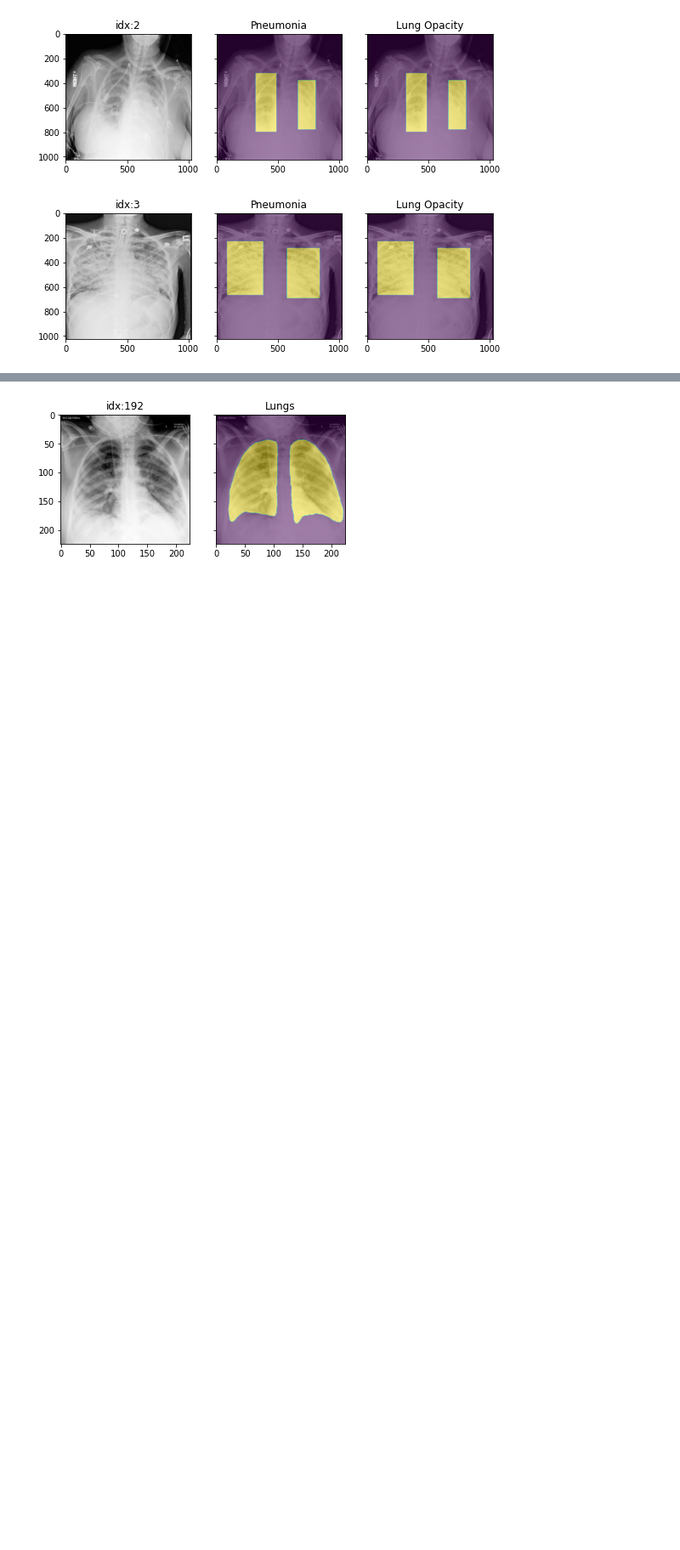
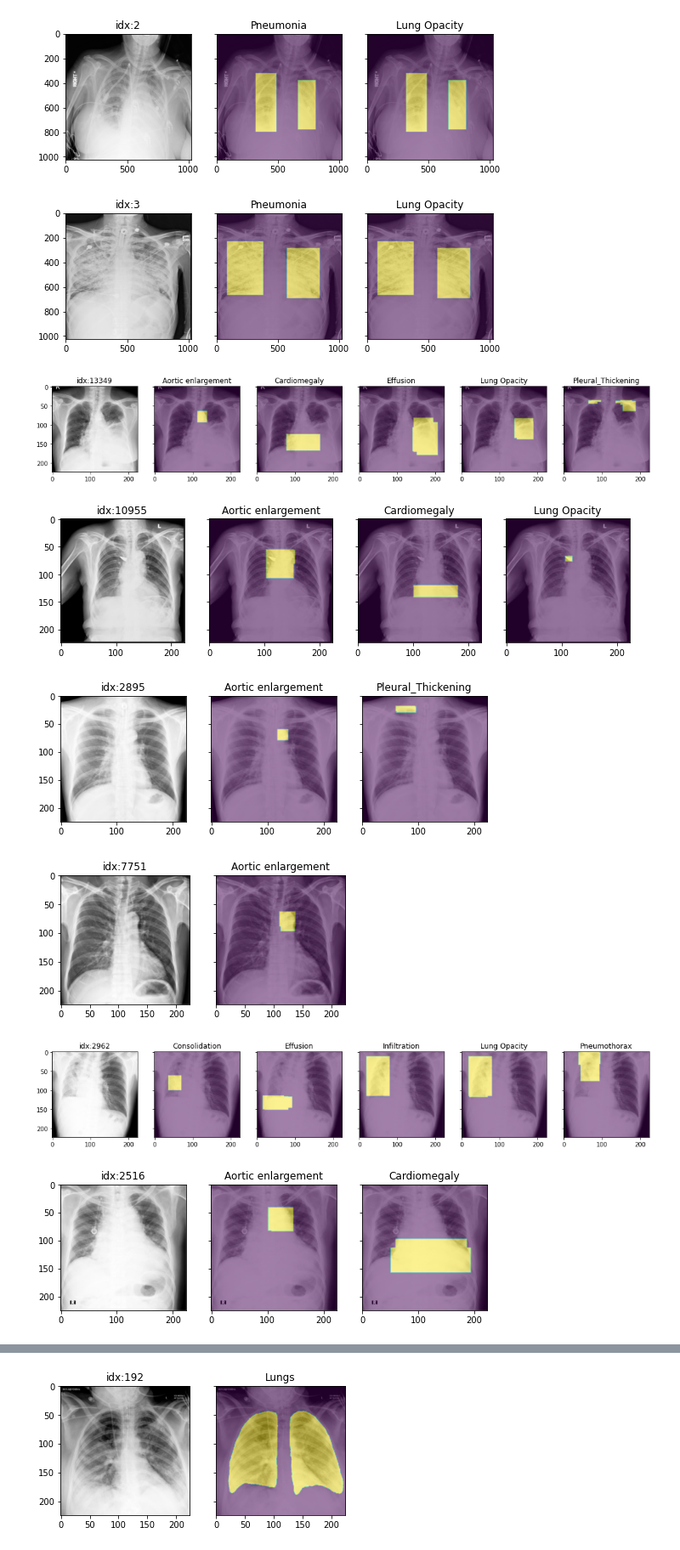
Before and after one commit to mlmed/torchxrayvision, a Jupyter notebook: scripts/xray_masks.ipynb, the cells around one changed output, grey strips where cells are left out. Shown at 85% size. Saved outputs shown, nothing was run; the diff lists cells and outputs as text; code cells hidden in the pictures; blank space fills up the shorter version.

```diff
--- a/scripts/xray_masks.ipynb
+++ b/scripts/xray_masks.ipynb
@@ -92,3 +92,22 @@ for idx in np.where(d_rsna.csv.has_masks)[0][:2]:
 # %% [output]
 [figure]
 [figure]
+# %%
+#COVID-19 Dataset
+d_vin = xrv.datasets.VinBrain_Dataset(imgpath=dataset_path + "vinbigdata-chest-xray-abnormalities-detection/train",
+                                      csvpath=dataset_path + "vinbigdata-chest-xray-abnormalities-detection/train.csv",
+                                       pathology_masks=True,
+                                       transform=transform)
+# %%
+np.random.seed(1)
+for idx in np.random.choice(range(len(d_vin)), 25):
+    sample = d_vin[idx]
+    if len(sample["pathology_masks"]) > 0:
+        plot_sample_with_masks(sample, d_vin)
+# %% [output]
+[figure, added]
+[figure, added]
+[figure, added]
+[figure, added]
+[figure, added]
+[figure, added]
```
Also changed, not shown: parts of 1 cell of this notebook.
